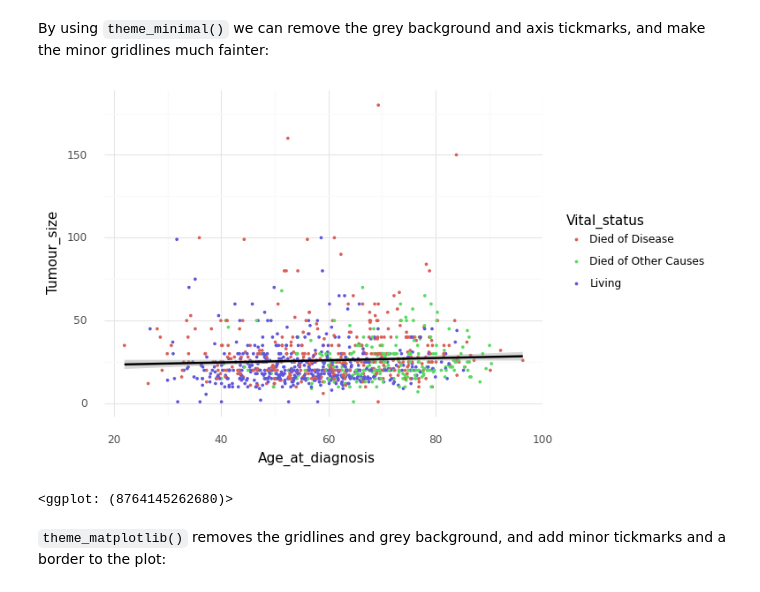
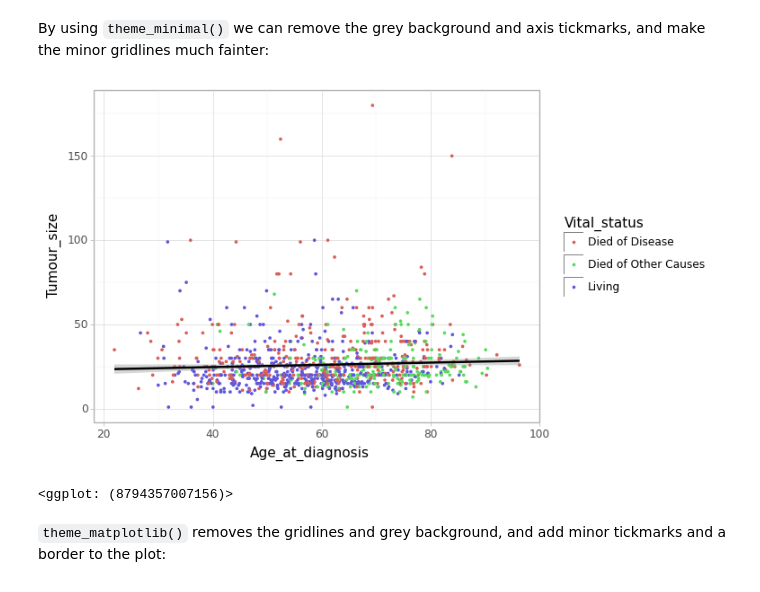
Before and after one commit to arash-darzian/data-science-for-biologists-AZ, a Jupyter notebook: notebooks/week2_lecture.ipynb, the cells around one changed output. Cells and saved outputs as stored; diff of their text form; code cells hidden in the pictures.

```diff
--- a/notebooks/week2_lecture.ipynb
+++ b/notebooks/week2_lecture.ipynb
@@ -247,13 +271,13 @@ By using `theme_minimal()` we can remove the grey background and axis tickmarks,
 # %%
 (
 p9.ggplot(metabric, p9.aes("Age_at_diagnosis", "Tumour_size"))
  + p9.geom_point(p9.aes(colour="Vital_status"), size=0.5)
  + p9.stat_smooth()
- + p9.theme_minimal()
+ + p9.theme_light()
 )
 # %% [output]
-[figure, old version]
+[figure, new version]
-<ggplot: (8764145262680)>
+<ggplot: (8794357007156)>
 # %% [markdown]
 `theme_matplotlib()` removes the gridlines and grey background, and add minor tickmarks and a border to the plot:
 # %%
```
Also changed, not shown: parts of 21 cells of this notebook, 3 other files.
